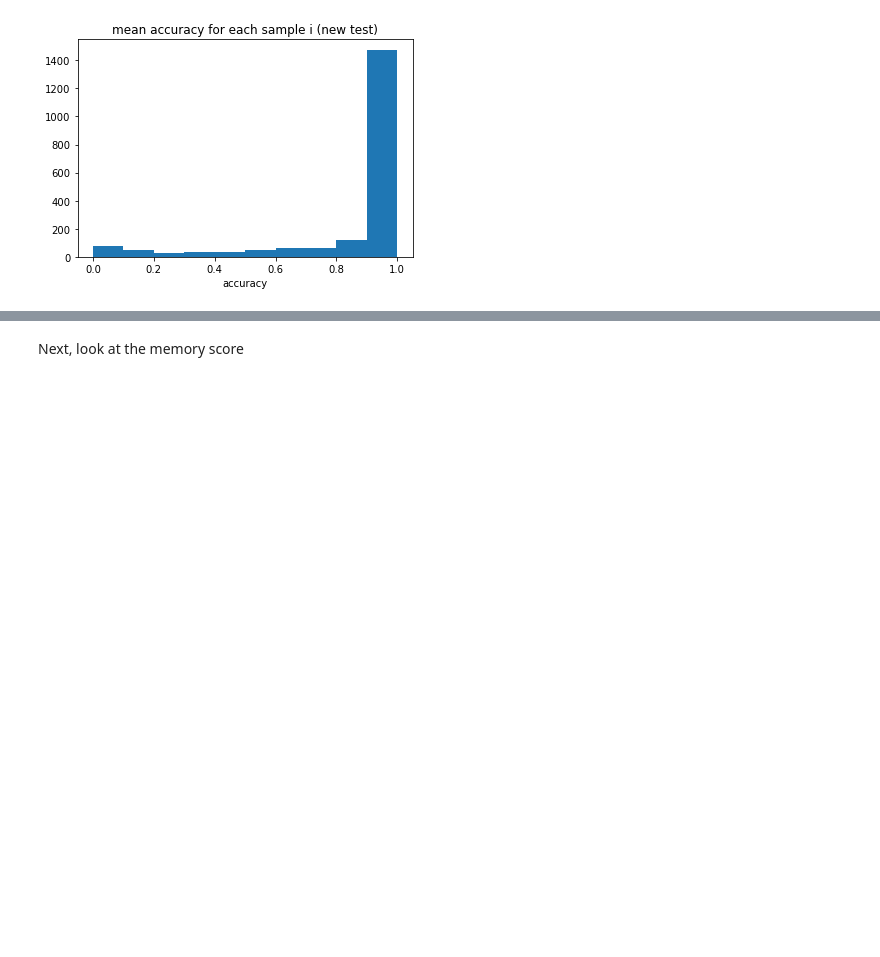
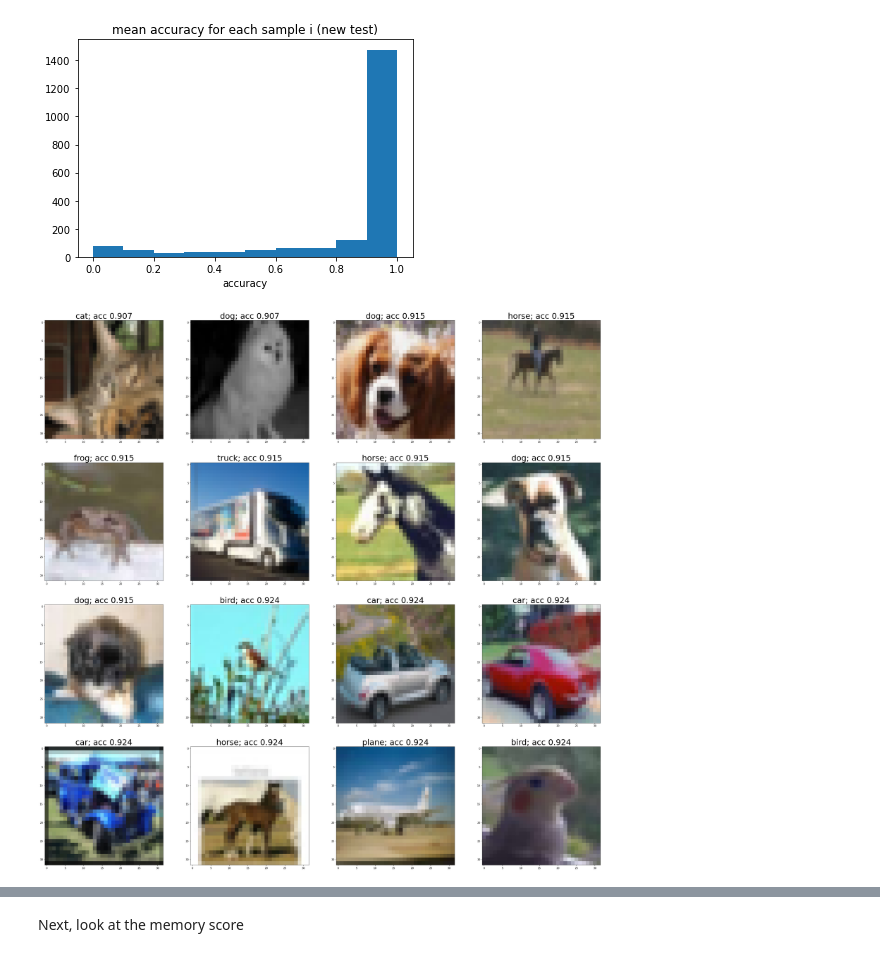
Before and after one commit to zihao12/pytorch-cifar, a Jupyter notebook: analysis/mem_infl.ipynb, the cells around one changed output, grey strips where cells are left out. Drawn from its saved outputs; the diff is of its cells as text; code cells hidden in the pictures; blank space fills up the shorter version.

Commit message:
add more plots to mem_infl

```diff
--- a/analysis/mem_infl.ipynb
+++ b/analysis/mem_infl.ipynb
@@ -4,0 +29,25 @@ import matplotlib.pyplot as plt
+# %%
+print('==> Preparing data..')
+# transform_train = transforms.Compose([
+#     transforms.RandomCrop(32, padding=4),
+#     transforms.RandomHorizontalFlip(),
+#     transforms.ToTensor(),
+#     transforms.Normalize((0.4914, 0.4822, 0.4465), (0.2023, 0.1994, 0.2010)),
+# ])
+
+# transform_test = transforms.Compose([
+#     transforms.ToTensor(),
+#     transforms.Normalize((0.4914, 0.4822, 0.4465), (0.2023, 0.1994, 0.2010)),
+# ])
+
+all_trainset = torchvision.datasets.CIFAR10(
+    root='../data', train=True, download=False, transform=None)
+
+testset = torchvision.datasets.CIFAR10(
+    root='../data', train=False, download=False, transform=None)
+
+
+testset_new = CIFAR_New(root='../data', transform=None)
+
+classes = ('plane', 'car', 'bird', 'cat', 'deer',
+           'dog', 'frog', 'horse', 'ship', 'truck')
@@ -30,3 +81,20 @@ plt.show()
 [figure]
 [figure]
 [figure]
+# %%
+num = 16
+columns=4
+rows = int(num / columns)
+width = 40
+height = 40
+
+acc = out["acc_train"].mean(axis = 0)
+data = all_trainset
+plt.figure(figsize=(width, height))
+for i, ix in enumerate(np.argsort(acc)[:num]):
+    image, label = data[ix]
+    plt.subplot(rows, columns, i + 1)
+    plt.imshow(image)
+    plt.title(f"{classes[label]}; acc {acc[ix].round(3)}", fontsize = 32)
+# %% [output]
+[figure, added]
```
Also changed, not shown: parts of 11 cells of this notebook.
